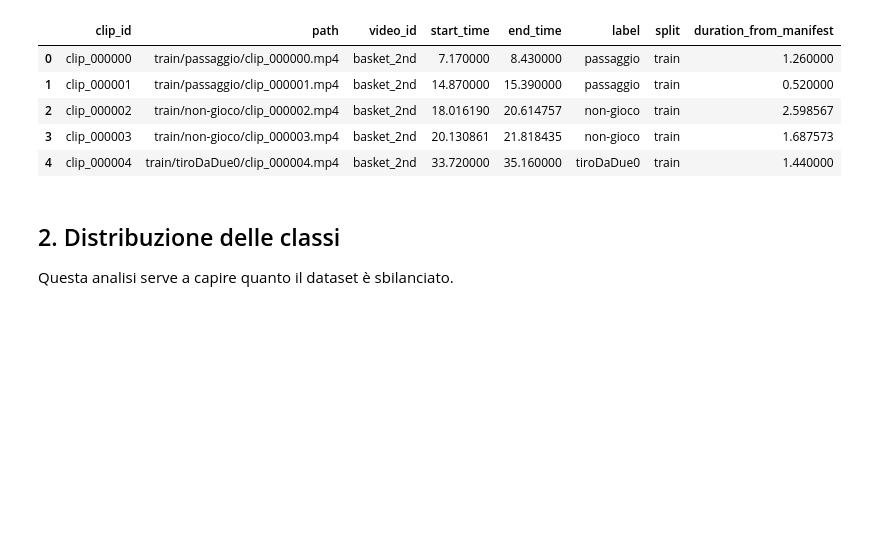
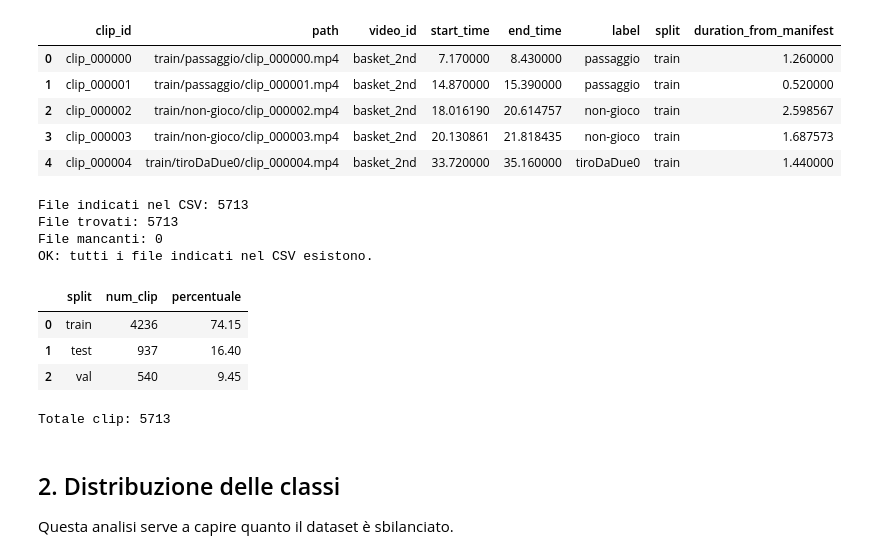
Before and after one commit to Giop378/FVAB-Riconoscimento-azioni-basket, a Jupyter notebook: notebooks/data_analysis/data_analysis.ipynb, the cells around one changed output. Cells and saved outputs as stored; diff of their text form; code cells hidden in the pictures; blank space fills up the shorter version.

Commit message:
Pipeline clip lunghe

```diff
--- a/notebooks/data_analysis/data_analysis.ipynb
+++ b/notebooks/data_analysis/data_analysis.ipynb
@@ -75,6 +75,60 @@ Split presenti: ['test', 'train', 'val']
 | 2 | clip_000002 | train/non-gioco/clip_000002.mp4 | basket_2nd | 18.016190 | 20.614757 | non-gioco | train | 2.598567 |
 | 3 | clip_000003 | train/non-gioco/clip_000003.mp4 | basket_2nd | 20.130861 | 21.818435 | non-gioco | train | 1.687573 |
 | 4 | clip_000004 | train/tiroDaDue0/clip_000004.mp4 | basket_2nd | 33.720000 | 35.160000 | tiroDaDue0 | train | 1.440000 |
+# %%
+# Controllo che tutti i file indicati nel manifest.csv esistano davvero
+
+def get_full_file_path(relative_path):
+    relative_path = Path(str(relative_path))
+
+    # Se il path nel CSV è già assoluto, lo uso direttamente
+    if relative_path.is_absolute():
+        return relative_path
+
+    # Altrimenti lo considero relativo alla root del dataset
+    return DATASET_ROOT / relative_path
+
+
+file_check_df = df.copy()
+
+file_check_df["full_path"] = file_check_df["path"].apply(get_full_file_path)
+file_check_df["file_exists"] = file_check_df["full_path"].apply(lambda p: p.exists())
+
+missing_files = file_check_df[file_check_df["file_exists"] == False].copy()
+
+print(f"File indicati nel CSV: {len(file_check_df)}")
+print(f"File trovati: {file_check_df['file_exists'].sum()}")
+print(f"File mancanti: {len(missing_files)}")
+
+if len(missing_files) == 0:
+    print("OK: tutti i file indicati nel CSV esistono.")
+else:
+    print("ATTENZIONE: alcuni file indicati nel CSV non esistono.")
+    display(missing_files[["clip_id", "label", "split", "path", "full_path"]].head(50))
+# %% [output]
+File indicati nel CSV: 5713
+File trovati: 5713
+File mancanti: 0
+OK: tutti i file indicati nel CSV esistono.
+# %%
+# Conteggio delle clip per split: train, val, test
+
+split_counts = df["split"].value_counts().reset_index()
+split_counts.columns = ["split", "num_clip"]
+
+split_counts["percentuale"] = (
+    split_counts["num_clip"] / split_counts["num_clip"].sum() * 100
+).round(2)
+
+display(split_counts)
+
+print(f"Totale clip: {len(df)}")
+# %% [output]
+|  | split | num_clip | percentuale |
+| 0 | train | 4236 | 74.15 |
+| 1 | test | 937 | 16.40 |
+| 2 | val | 540 | 9.45 |
+Totale clip: 5713
 # %% [markdown]
  ## 2. Distribuzione delle classi
 
```
Also changed, not shown: parts of 2 cells of this notebook, 10 other files.
